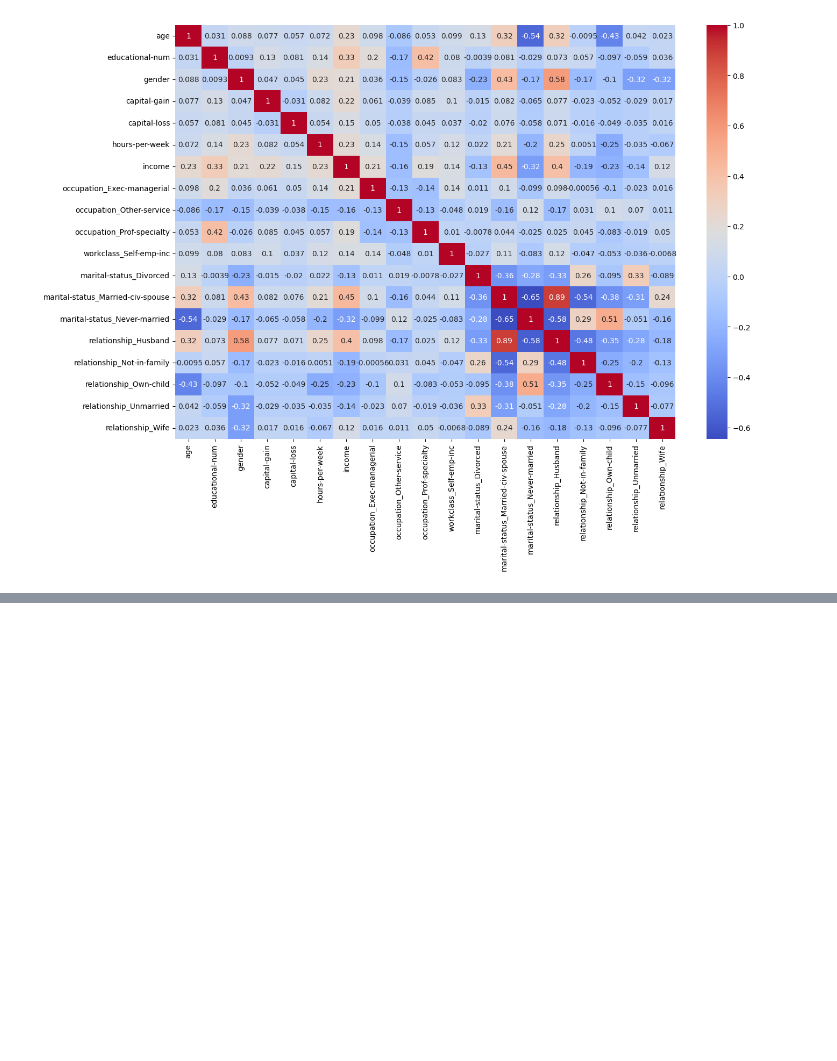
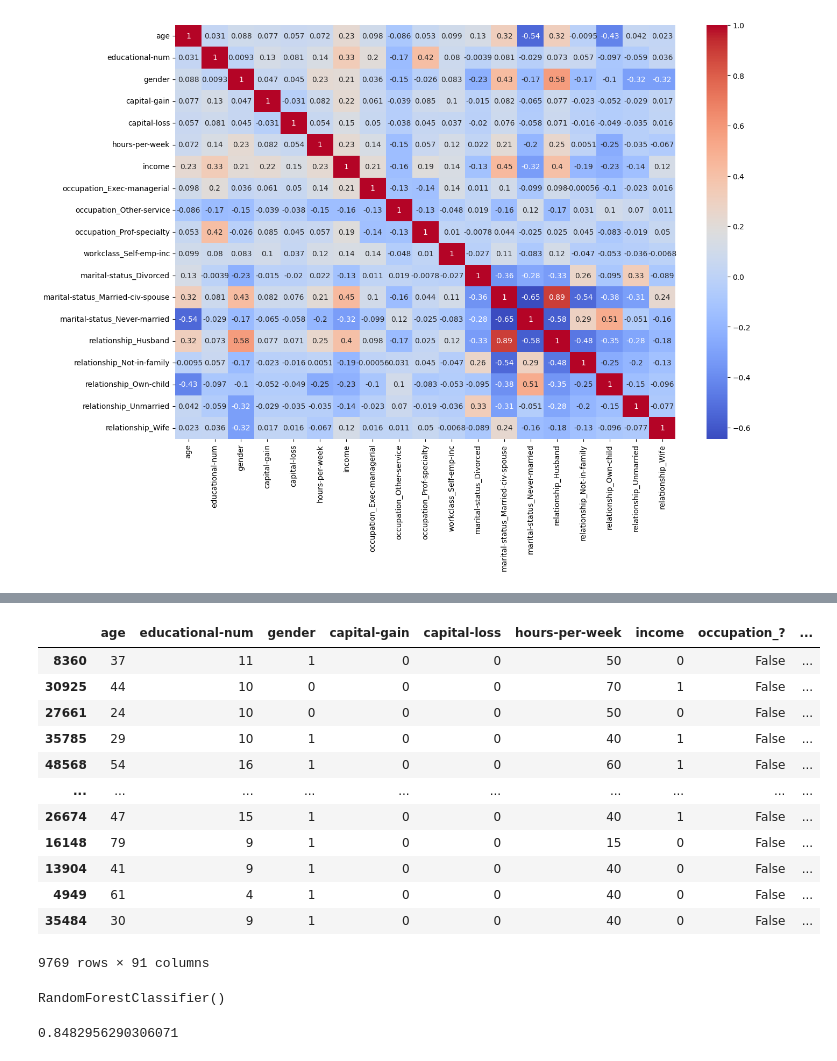
Before and after one commit to mbeps/Adults_Income_Prediction, a Jupyter notebook: main.ipynb, the cells around one changed output, grey strips where cells are left out. Cells and saved outputs as stored; diff of their text form; code cells hidden in the pictures; blank space fills up the shorter version.

```diff
--- a/main.ipynb
+++ b/main.ipynb
@@ -148,0 +171,16 @@ sns.heatmap(df_dropped.corr(), annot=True, cmap='coolwarm')
+# %%
+test_df
+# %% [output]
+|  | age | educational-num | gender | capital-gain | capital-loss | hours-per-week | income | occupation_? | ... |
+| 8360 | 37 | 11 | 1 | 0 | 0 | 50 | 0 | False | ... |
+| 30925 | 44 | 10 | 0 | 0 | 0 | 70 | 1 | False | ... |
+| 27661 | 24 | 10 | 0 | 0 | 0 | 50 | 0 | False | ... |
+| 35785 | 29 | 10 | 1 | 0 | 0 | 40 | 1 | False | ... |
+| 48568 | 54 | 16 | 1 | 0 | 0 | 60 | 1 | False | ... |
+| ... | ... | ... | ... | ... | ... | ... | ... | ... | ... |
+| 26674 | 47 | 15 | 1 | 0 | 0 | 40 | 1 | False | ... |
+| 16148 | 79 | 9 | 1 | 0 | 0 | 15 | 0 | False | ... |
+| 13904 | 41 | 9 | 1 | 0 | 0 | 40 | 0 | False | ... |
+| 4949 | 61 | 4 | 1 | 0 | 0 | 40 | 0 | False | ... |
+| 35484 | 30 | 9 | 1 | 0 | 0 | 40 | 0 | False | ... |
+9769 rows × 91 columns
@@ -148,0 +193,9 @@ sns.heatmap(df_dropped.corr(), annot=True, cmap='coolwarm')
+# %%
+forest = RandomForestClassifier()
+forest.fit(train_X, train_y)
+# %% [output]
+RandomForestClassifier()
+# %%
+forest.score(test_X, test_y)
+# %% [output]
+0.8482956290306071
```
Also changed, not shown: parts of 9 cells of this notebook.
